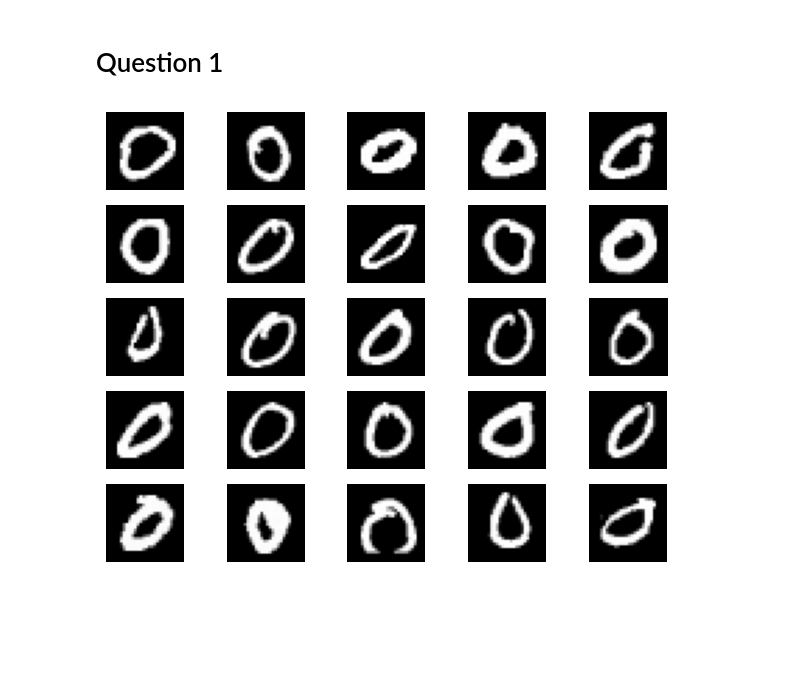
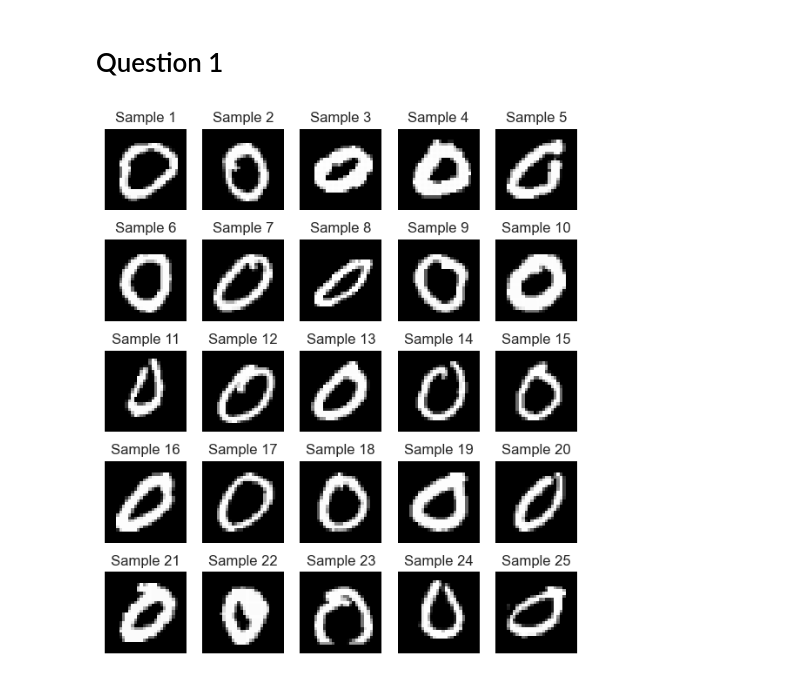
Before and after one commit to seg-fault123/ml, a Jupyter notebook: assignment3/working.ipynb, the cells around one changed output. Cells and saved outputs as stored; diff of their text form; code cells hidden in the pictures; blank space fills up the shorter version.

```diff
--- a/assignment3/working.ipynb
+++ b/assignment3/working.ipynb
@@ -2,6 +2,10 @@
 import numpy as np
 import pandas as pd
 import matplotlib.pyplot as plt
+import matplotlib.colors as colors
+import seaborn as sns
+sns.set_theme()
+
 
 from sklearn.datasets import fetch_openml
 # %% [markdown]
@@ -26,17 +30,19 @@ def load_data(random_state=None):
             labels=np.concatenate((labels, y_sampled))
     return data, labels
 
-def plot_images(data, nrows=3, ncols=3):
+def plot_images(data, nrows=3, ncols=3, title=''):
     fig, axes=plt.subplots(nrows,ncols)
     for i in range(nrows):
         for j in range(ncols):
             axes[i, j].imshow(data[i*ncols+j, :].reshape((28, 28)), cmap='gray')
             axes[i, j].axis('off')
-    plt.tight_layout()
+            axes[i, j].set_title('%s %d'%(title, i*ncols+j+1))
+    # plt.tight_layout()
 # %%
 X, y=load_data(0)
-plot_images(X, 5,5)
+plot_images(X, 5,5, 'Sample')
+plt.gcf().set_size_inches(7, 8)
 # %% [output]
-[figure, old version]
+[figure, new version]
 # %%
 class PCA:
```
Also changed, not shown: parts of 16 cells of this notebook.
